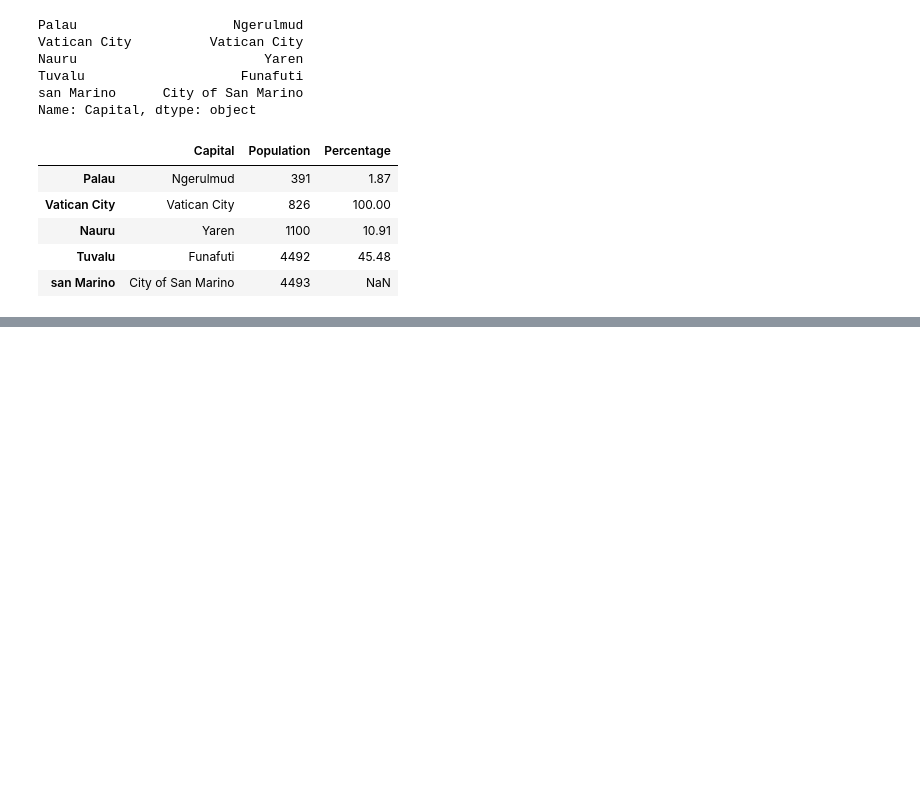
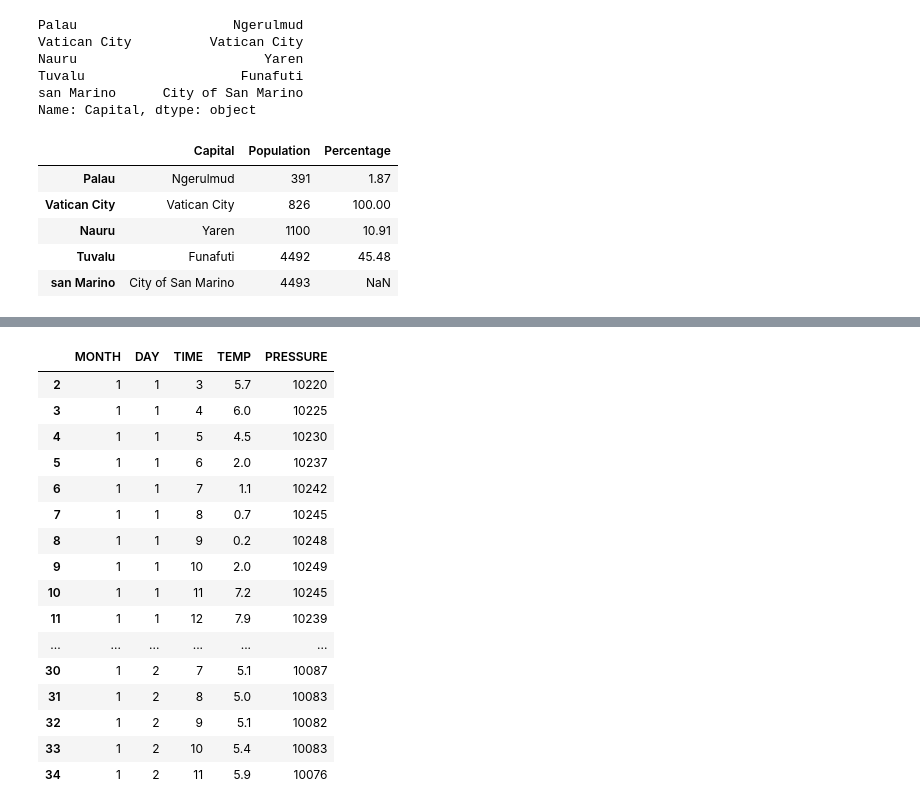
Before and after one commit to yaowenqiang/panda_playbook, a Jupyter notebook: notes.ipynb, the cells around one changed output, grey strips where cells are left out. Cells and saved outputs as stored; diff of their text form; code cells hidden in the pictures; blank space fills up the shorter version.

Commit message:
add dataframe filtering

```diff
--- a/notes.ipynb
+++ b/notes.ipynb
@@ -515,0 +536,20 @@ capitals
+# %%
+df[2:35]
+# %% [output]
+|  | MONTH | DAY | TIME | TEMP | PRESSURE |
+| 2 | 1 | 1 | 3 | 5.7 | 10220 |
+| 3 | 1 | 1 | 4 | 6.0 | 10225 |
+| 4 | 1 | 1 | 5 | 4.5 | 10230 |
+| 5 | 1 | 1 | 6 | 2.0 | 10237 |
+| 6 | 1 | 1 | 7 | 1.1 | 10242 |
+| 7 | 1 | 1 | 8 | 0.7 | 10245 |
+| 8 | 1 | 1 | 9 | 0.2 | 10248 |
+| 9 | 1 | 1 | 10 | 2.0 | 10249 |
+| 10 | 1 | 1 | 11 | 7.2 | 10245 |
+| 11 | 1 | 1 | 12 | 7.9 | 10239 |
+| ... | ... | ... | ... | ... | ... |
+| 30 | 1 | 2 | 7 | 5.1 | 10087 |
+| 31 | 1 | 2 | 8 | 5.0 | 10083 |
+| 32 | 1 | 2 | 9 | 5.1 | 10082 |
+| 33 | 1 | 2 | 10 | 5.4 | 10083 |
+| 34 | 1 | 2 | 11 | 5.9 | 10076 |
```
Also changed, not shown: parts of 7 cells of this notebook.
